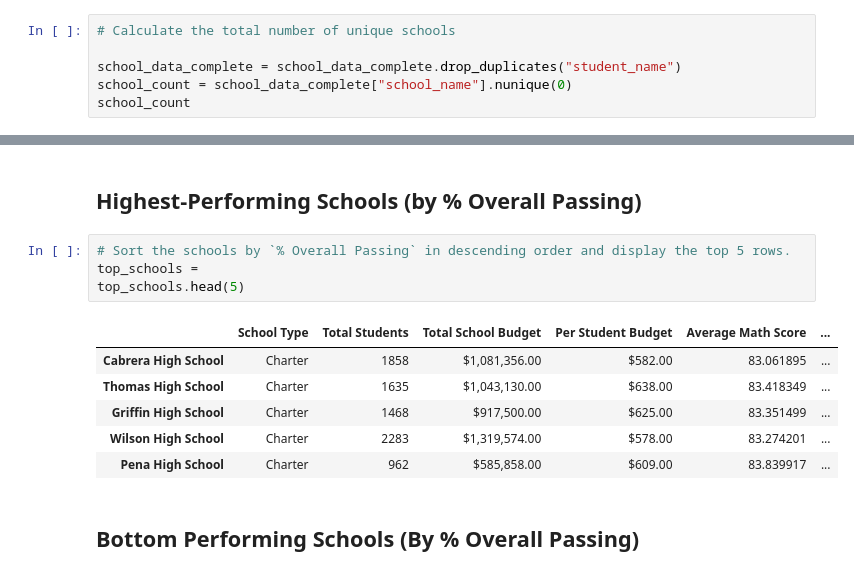
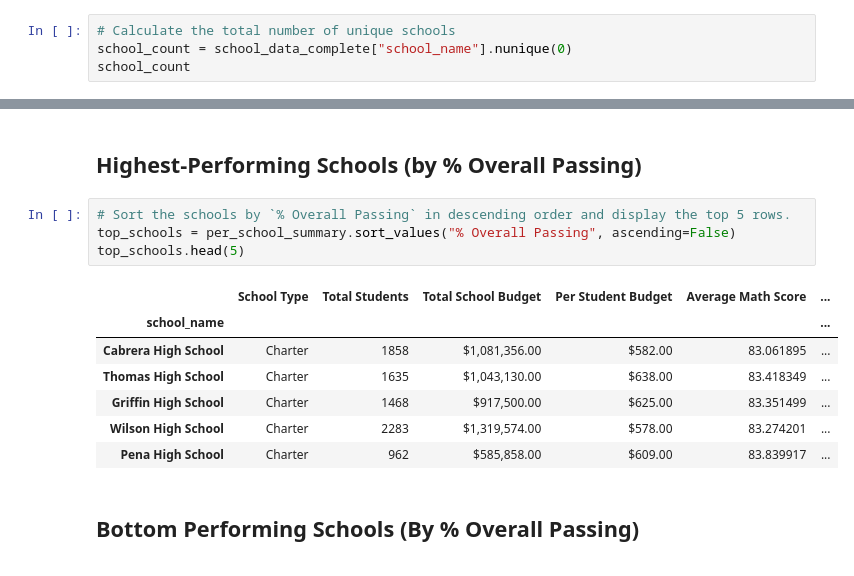
Before and after one commit to aglantzrbc/pandas-challenge, a Jupyter notebook: PyCitySchools/PyCitySchools.ipynb, the cells around one changed output, grey strips where cells are left out. Drawn from its saved outputs; the diff is of its cells as text.

```diff
--- a/PyCitySchools/PyCitySchools.ipynb
+++ b/PyCitySchools/PyCitySchools.ipynb
@@ -31,8 +31,6 @@ school_data_complete.head()
 ## District Summary
 # %%
 # Calculate the total number of unique schools
-
-school_data_complete = school_data_complete.drop_duplicates("student_name")
 school_count = school_data_complete["school_name"].nunique(0)
 school_count
 # %% [output]
@@ -341,10 +339,11 @@ per_school_summary
 ## Highest-Performing Schools (by % Overall Passing)
 # %%
 # Sort the schools by `% Overall Passing` in descending order and display the top 5 rows.
-top_schools =
+top_schools = per_school_summary.sort_values("% Overall Passing", ascending=False)
 top_schools.head(5)
 # %% [output]
 |  | School Type | Total Students | Total School Budget | Per Student Budget | Average Math Score | ... |
+| school_name |  |  |  |  |  | ... |
 | Cabrera High School | Charter | 1858 | $1,081,356.00 | $582.00 | 83.061895 | ... |
 | Thomas High School | Charter | 1635 | $1,043,130.00 | $638.00 | 83.418349 | ... |
 | Griffin High School | Charter | 1468 | $917,500.00 | $625.00 | 83.351499 | ... |
```
Also changed, not shown: parts of 12 cells of this notebook.
